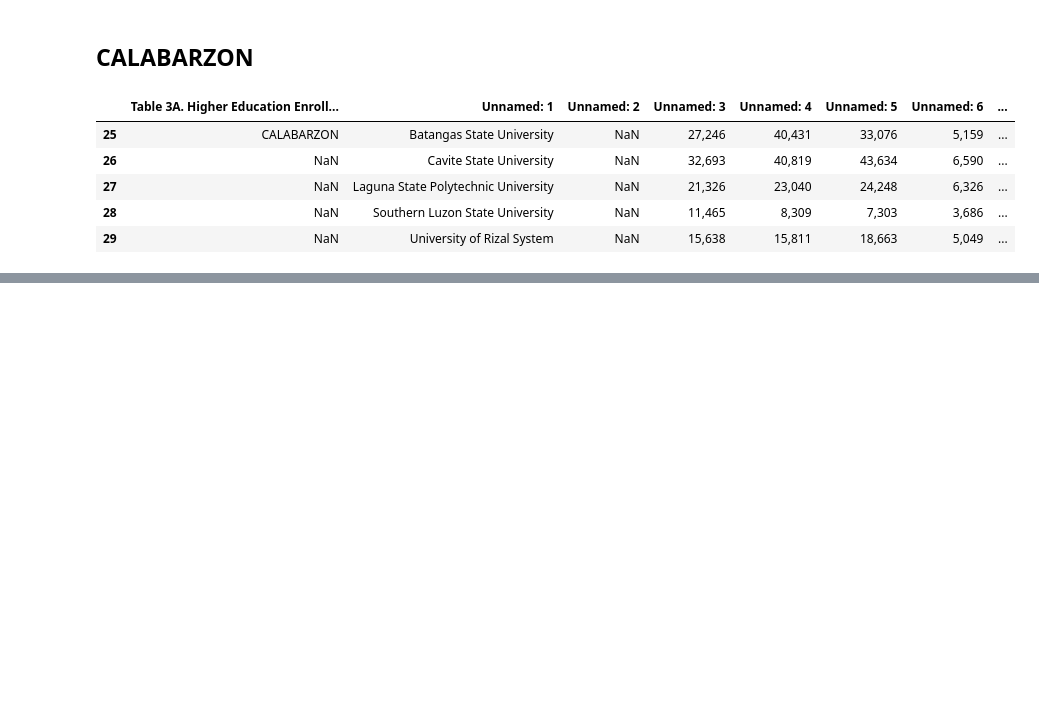
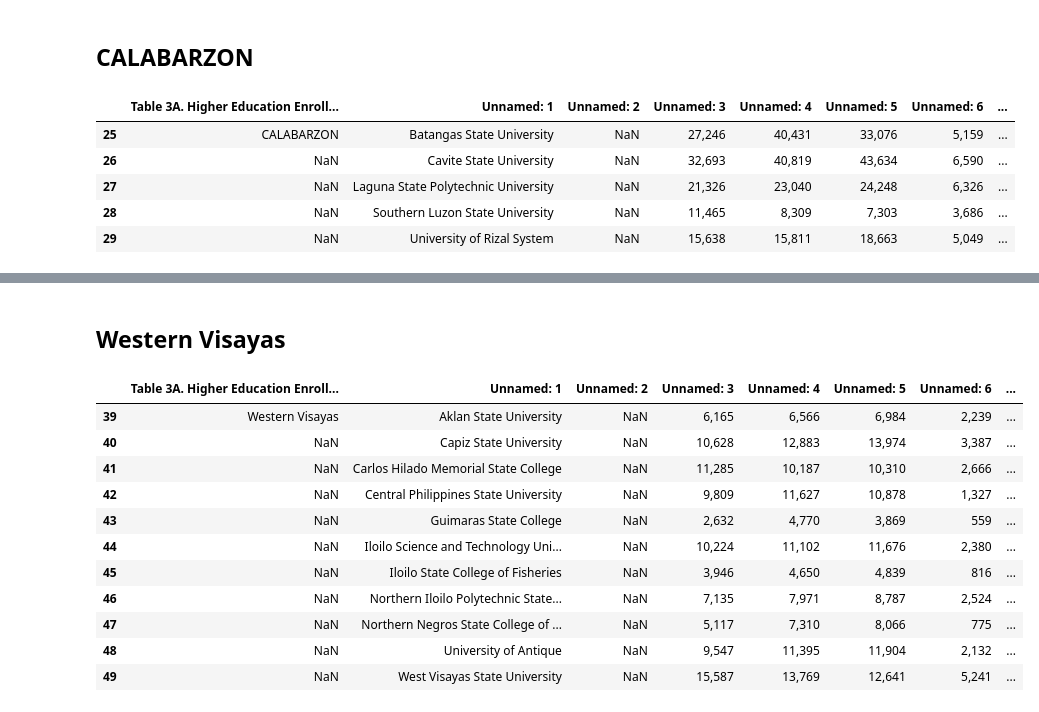
Before and after one commit to GlennBSIT3205/IT-BA-3205_Coalesce, a Jupyter notebook: Education in the Philippines Visualization.ipynb, the cells around one changed output, grey strips where cells are left out. Drawn from its saved outputs; the diff is of its cells as text; code cells hidden in the pictures; blank space fills up the shorter version.

```diff
--- a/Education in the Philippines Visualization.ipynb
+++ b/Education in the Philippines Visualization.ipynb
@@ -97,0 +115,19 @@ display(df.iloc[25:30])
+# %% [markdown]
+## **Western Visayas**
+# %%
+url = 'https://raw.githubusercontent.com/GlennBSIT3205/IT-BA-3205_Coalesce/main/Data%20Sets/Higher-Education-Enrollment-and-Graduates-in-State-Universities-and-Colleges-1-converted.csv'
+df = pd.read_csv(url)
+display(df.iloc[39:50])
+# %% [output]
+|  | Table 3A. Higher Education Enroll... | Unnamed: 1 | Unnamed: 2 | Unnamed: 3 | Unnamed: 4 | Unnamed: 5 | Unnamed: 6 | ... |
+| 39 | Western Visayas | Aklan State University | NaN | 6,165 | 6,566 | 6,984 | 2,239 | ... |
+| 40 | NaN | Capiz State University | NaN | 10,628 | 12,883 | 13,974 | 3,387 | ... |
+| 41 | NaN | Carlos Hilado Memorial State College | NaN | 11,285 | 10,187 | 10,310 | 2,666 | ... |
+| 42 | NaN | Central Philippines State University | NaN | 9,809 | 11,627 | 10,878 | 1,327 | ... |
+| 43 | NaN | Guimaras State College | NaN | 2,632 | 4,770 | 3,869 | 559 | ... |
+| 44 | NaN | Iloilo Science and Technology Uni... | NaN | 10,224 | 11,102 | 11,676 | 2,380 | ... |
+| 45 | NaN | Iloilo State College of Fisheries | NaN | 3,946 | 4,650 | 4,839 | 816 | ... |
+| 46 | NaN | Northern Iloilo Polytechnic State... | NaN | 7,135 | 7,971 | 8,787 | 2,524 | ... |
+| 47 | NaN | Northern Negros State College of ... | NaN | 5,117 | 7,310 | 8,066 | 775 | ... |
+| 48 | NaN | University of Antique | NaN | 9,547 | 11,395 | 11,904 | 2,132 | ... |
+| 49 | NaN | West Visayas State University | NaN | 15,587 | 13,769 | 12,641 | 5,241 | ... |
```
Also changed, not shown: parts of 8 cells of this notebook.
